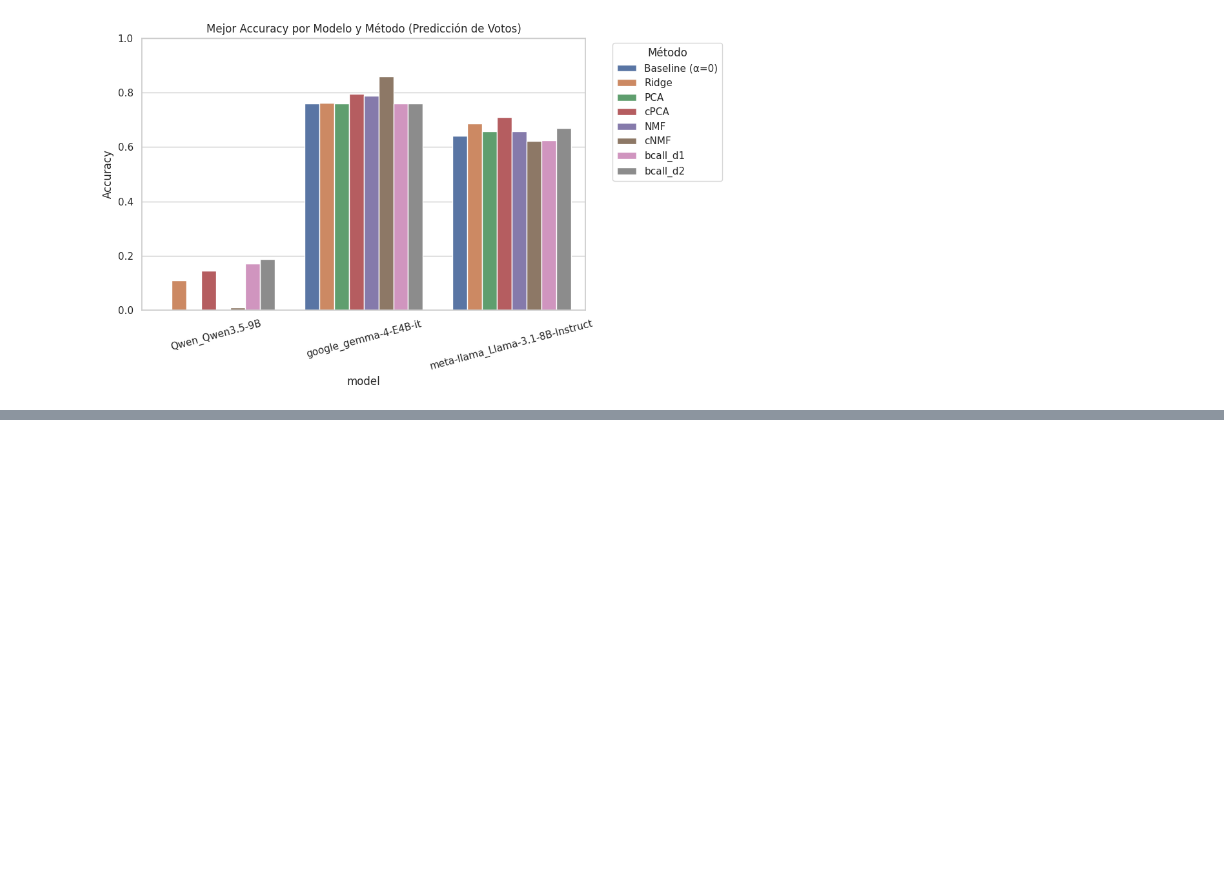
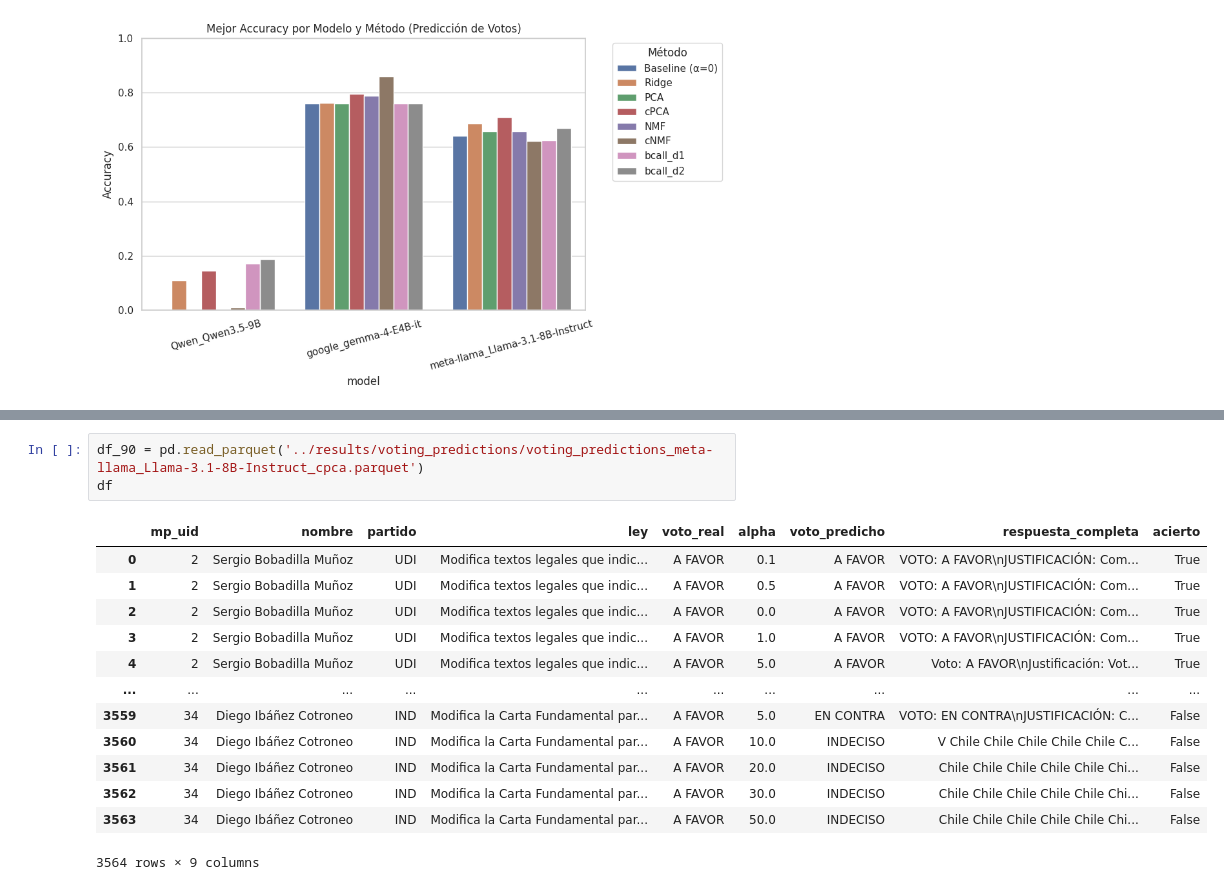
Before and after one commit to matiasmimc/chilean-politic-linear-representations, a Jupyter notebook: notebooks/Visualizacion_Resultados.ipynb, the cells around one changed output, grey strips where cells are left out. Cells and saved outputs as stored; diff of their text form; blank space fills up the shorter version.

```diff
--- a/notebooks/Visualizacion_Resultados.ipynb
+++ b/notebooks/Visualizacion_Resultados.ipynb
@@ -252,0 +342,17 @@ Mejor Accuracy por Modelo y Método (Mejor Alpha en gris)
+# %%
+df_90 = pd.read_parquet('../results/voting_predictions/voting_predictions_meta-llama_Llama-3.1-8B-Instruct_cpca.parquet')
+df
+# %% [output]
+|  | mp_uid | nombre | partido | ley | voto_real | alpha | voto_predicho | respuesta_completa | acierto |
+| 0 | 2 | Sergio Bobadilla Muñoz | UDI | Modifica textos legales que indic... | A FAVOR | 0.1 | A FAVOR | VOTO: A FAVOR\nJUSTIFICACIÓN: Com... | True |
+| 1 | 2 | Sergio Bobadilla Muñoz | UDI | Modifica textos legales que indic... | A FAVOR | 0.5 | A FAVOR | VOTO: A FAVOR\nJUSTIFICACIÓN: Com... | True |
+| 2 | 2 | Sergio Bobadilla Muñoz | UDI | Modifica textos legales que indic... | A FAVOR | 0.0 | A FAVOR | VOTO: A FAVOR\nJUSTIFICACIÓN: Com... | True |
+| 3 | 2 | Sergio Bobadilla Muñoz | UDI | Modifica textos legales que indic... | A FAVOR | 1.0 | A FAVOR | VOTO: A FAVOR\nJUSTIFICACIÓN: Com... | True |
+| 4 | 2 | Sergio Bobadilla Muñoz | UDI | Modifica textos legales que indic... | A FAVOR | 5.0 | A FAVOR | Voto: A FAVOR\nJustificación: Vot... | True |
+| ... | ... | ... | ... | ... | ... | ... | ... | ... | ... |
+| 3559 | 34 | Diego Ibáñez Cotroneo | IND | Modifica la Carta Fundamental par... | A FAVOR | 5.0 | EN CONTRA | VOTO: EN CONTRA\nJUSTIFICACIÓN: C... | False |
+| 3560 | 34 | Diego Ibáñez Cotroneo | IND | Modifica la Carta Fundamental par... | A FAVOR | 10.0 | INDECISO | V Chile Chile Chile Chile Chile C... | False |
+| 3561 | 34 | Diego Ibáñez Cotroneo | IND | Modifica la Carta Fundamental par... | A FAVOR | 20.0 | INDECISO | Chile Chile Chile Chile Chile Chi... | False |
+| 3562 | 34 | Diego Ibáñez Cotroneo | IND | Modifica la Carta Fundamental par... | A FAVOR | 30.0 | INDECISO | Chile Chile Chile Chile Chile Chi... | False |
+| 3563 | 34 | Diego Ibáñez Cotroneo | IND | Modifica la Carta Fundamental par... | A FAVOR | 50.0 | INDECISO | Chile Chile Chile Chile Chile Chi... | False |
+3564 rows × 9 columns
```
Also changed, not shown: parts of 2 cells of this notebook, 11 other files.
